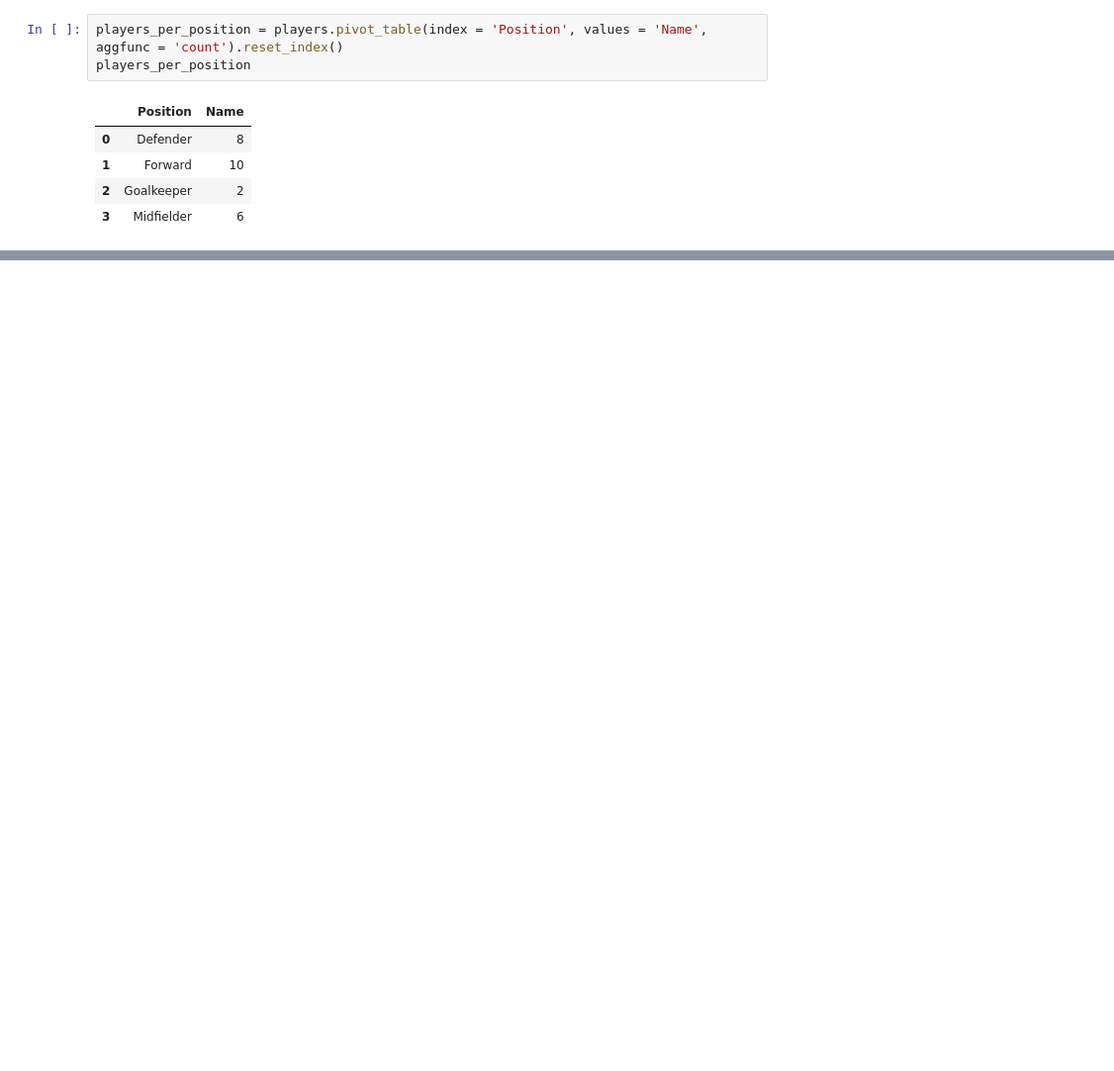
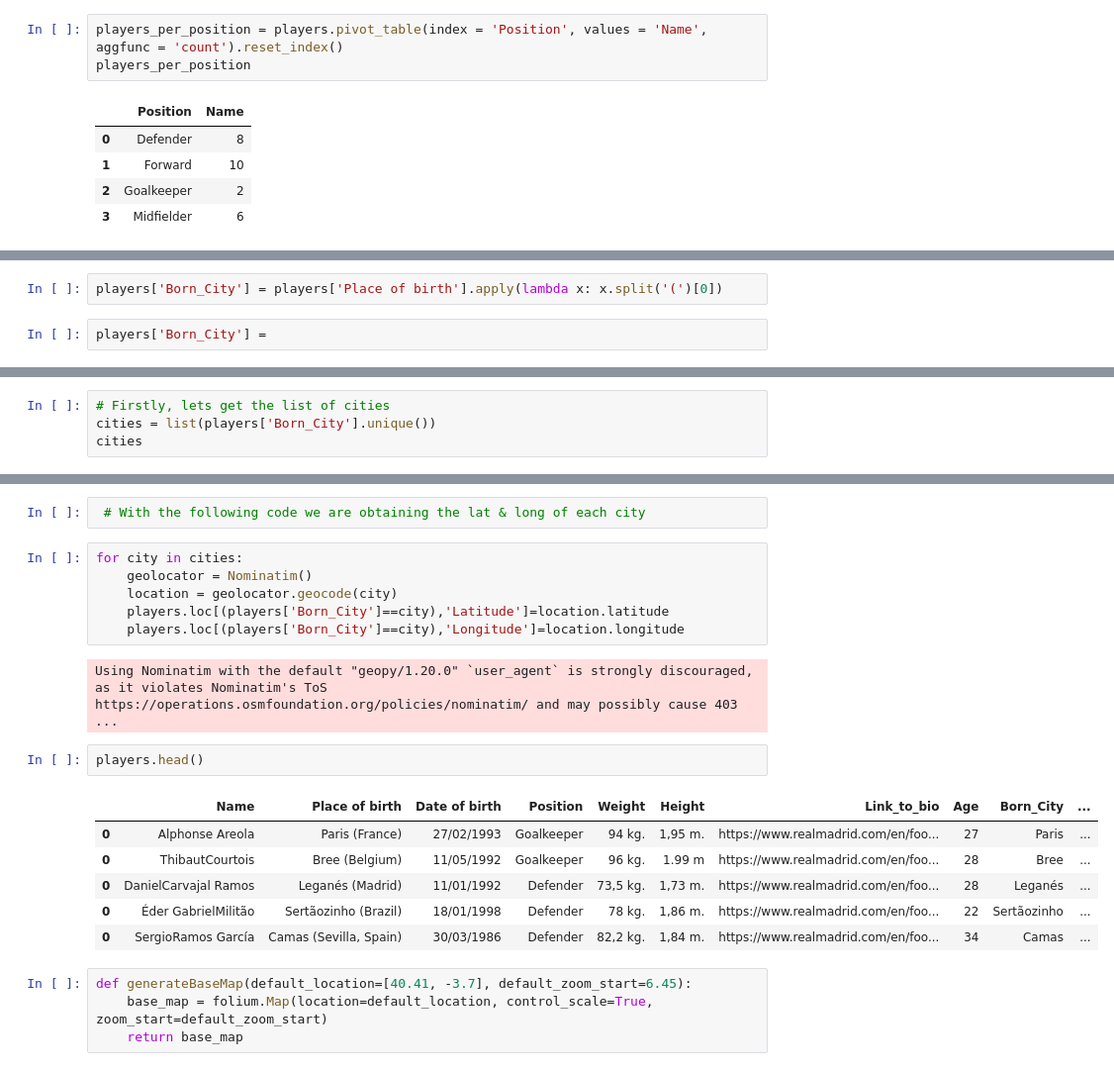
Before and after one commit to juanfdaza/data-labs, a Jupyter notebook: module-1/web-project/your-code/your-code.ipynb, the cells around one changed output, grey strips where cells are left out. Shown at 99% size. Saved outputs shown, nothing was run; the diff lists cells and outputs as text; blank space fills up the shorter version.

```diff
--- a/module-1/web-project/your-code/your-code.ipynb
+++ b/module-1/web-project/your-code/your-code.ipynb
@@ -254,0 +316,4 @@ px.area(players_per_age, x='Age', y='Name', hover_name='Name')
+# %%
+players['Born_City'] = players['Place of birth'].apply(lambda x: x.split('(')[0])
+# %%
+players['Born_City'] =
@@ -254,0 +338,4 @@ px.area(players_per_age, x='Age', y='Name', hover_name='Name')
+# %%
+# Firstly, lets get the list of cities
+cities = list(players['Born_City'].unique())
+cities
@@ -254,0 +360,23 @@ px.area(players_per_age, x='Age', y='Name', hover_name='Name')
+# %%
+ # With the following code we are obtaining the lat & long of each city
+# %%
+for city in cities:
+    geolocator = Nominatim()
+    location = geolocator.geocode(city)
+    players.loc[(players['Born_City']==city),'Latitude']=location.latitude
+    players.loc[(players['Born_City']==city),'Longitude']=location.longitude
+# %% [output]
+Using Nominatim with the default "geopy/1.20.0" `user_agent` is strongly discouraged, as it violates Nominatim's ToS https://operations.osmfoundation.org/policies/nominatim/ and may possibly cause 403 ...
+# %%
+players.head()
+# %% [output]
+|  | Name | Place of birth | Date of birth | Position | Weight | Height | Link_to_bio | Age | Born_City | ... |
+| 0 | Alphonse Areola | Paris (France) | 27/02/1993 | Goalkeeper | 94 kg. | 1,95 m. | https://www.realmadrid.com/en/foo... | 27 | Paris | ... |
+| 0 | ThibautCourtois | Bree (Belgium) | 11/05/1992 | Goalkeeper | 96 kg. | 1.99 m | https://www.realmadrid.com/en/foo... | 28 | Bree | ... |
+| 0 | DanielCarvajal Ramos | Leganés (Madrid) | 11/01/1992 | Defender | 73,5 kg. | 1,73 m. | https://www.realmadrid.com/en/foo... | 28 | Leganés | ... |
+| 0 | Éder GabrielMilitão | Sertãozinho (Brazil) | 18/01/1998 | Defender | 78 kg. | 1,86 m. | https://www.realmadrid.com/en/foo... | 22 | Sertãozinho | ... |
+| 0 | SergioRamos García | Camas (Sevilla, Spain) | 30/03/1986 | Defender | 82,2 kg. | 1,84 m. | https://www.realmadrid.com/en/foo... | 34 | Camas | ... |
+# %%
+def generateBaseMap(default_location=[40.41, -3.7], default_zoom_start=6.45):
+    base_map = folium.Map(location=default_location, control_scale=True, zoom_start=default_zoom_start)
+    return base_map
```
Also changed, not shown: parts of 20 cells of this notebook, 1 other file.
